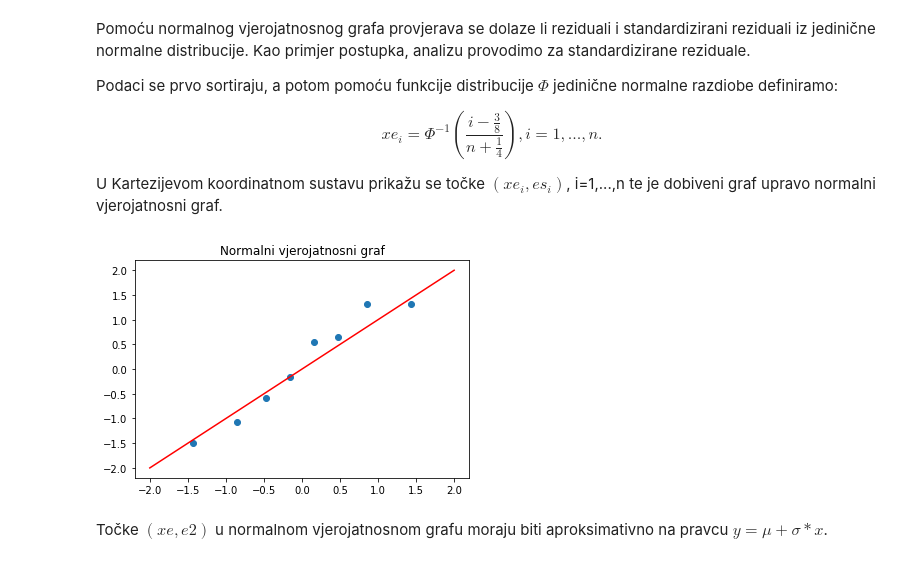
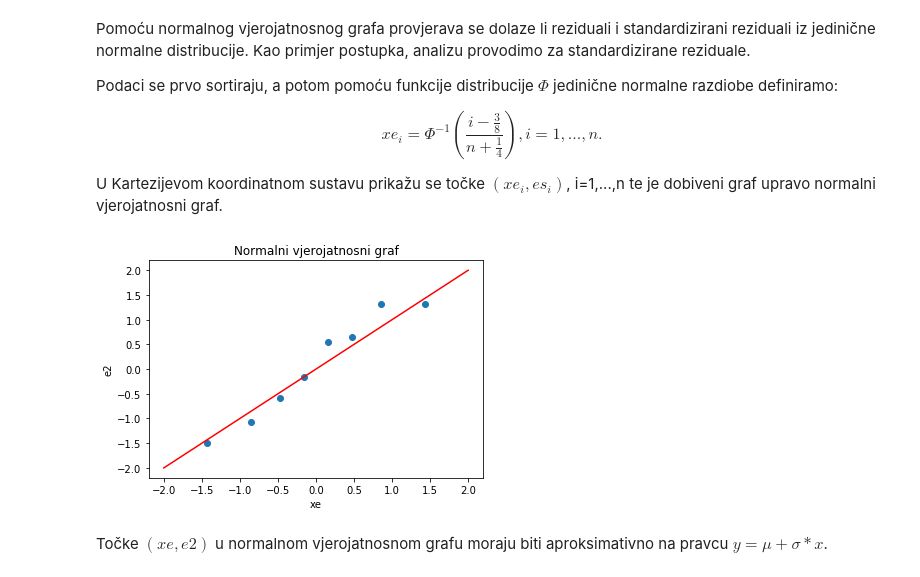
Before and after one commit to pevlaic/Softver, a Jupyter notebook: Petra_MS1.ipynb, the cells around one changed output. Drawn from its saved outputs; the diff is of its cells as text; code cells hidden in the pictures.

```diff
--- a/Petra_MS1.ipynb
+++ b/Petra_MS1.ipynb
@@ -40,8 +39,8 @@ Podaci o mjerenjima dobiveni su iz *DEVORE, JAY L., Probability and Statistics f
 U daljnjem razmatranju termičku vodljivost označavat ćemo s x, a lamelarnu gustoću s y.
 Prikažimo dobivene podatke grafički.
 # %%
-x=[240,410,460,490,520,590,745,8300]
-y=[12.0,14.7,14.7,15.2,15.2,15.6,16.0,18.1]
+x=np.array([240,410,460,490,520,590,745,8300])
+y=np.array([12.0,14.7,14.7,15.2,15.2,15.6,16.0,18.1])
 
 import matplotlib.pyplot as plt
 plt.scatter(x,y,facecolors='none',edgecolors='b')
@@ -53,9 +52,7 @@ plt.show()
 # %% [markdown]
 Iz grafa ne uočavamo postojanje linearne zavisnosti, stoga je potrebna daljnja transformacija podataka. Definiraju se novi podaci: $$x_{1}=\frac{1}{x}$$.
 # %%
-x1=[]
-for i in range(len(x)):
-                x1.append(1/x[i])
+x1=1/x
 plt.scatter(x1,y,facecolors='none',edgecolors='r')
 plt.xlim(-0.0001,0.005)
 plt.xlabel('termička vodljivost')
@@ -124,19 +118,17 @@ Koeficijentom determinacije se ispituje reprezentativnost dobivenog modela.
 SSE opisuje rasipanje izlaznih podataka oko procijenjene regresijske funkcije.
 Syy opisuje rasipanje izlaznih podataka oko njihove sredine.
 # %%
-rez=[]
+rez=np.array([])
 
-transf= lambda arg1: Theta[1]+Theta[0]*arg1;
+transf= lambda arg1: Theta[0]+Theta[1]*arg1;
 
-for i in range(n):
-    rez.append(float((y[i]-transf(x1[i]))**2))
+rez=((y-transf(x1))**2)
 
 SSE=sum(rez)
 
-asy=mean(y)
+asy=np.mean(y)
 
-Syy=0
-for i in range(n): Syy+=float(y[i]-asy)**2
+Syy=sum((y-asy)**2)
 
 R2=1-SSE/Syy
 R2
@@ -163,27 +155,26 @@ gdje je $H=X(X^{T}X)^{-1}X^{T}=[h_{i j}],$ odnosno njihove realizacije $e_{i}^{s
 
 Za dovoljno veliki n i dovoljno male $h_{i i}$, standardizirani reziduali aproksimativno čine uzorak iz *N(0,1)* razdiobe.
 # %%
-e=[]
-for i in range(n): e.append(float(y[i]-transf(x1[i])))
+e=np.array([])
+e=y-transf(x1)
 
-es=[]
+es=np.array([])
 
 H=np.zeros((n,n))
-H=inv(np.dot(np.transpose(X),X))
-H=np.dot(X,H)
-H=np.dot(H,np.transpose(X))
-h=diag(H)
+H=X @ la.inv(X.T @ X) @ X.T
+
+h=np.diag(H)
 
 #ovo pribaci gore
 k=1
 sigmakap=SSE/(n-k-1)
+j=np.ones(n)
 
-for i in range(n): es.append(float(e[i]/(sqrt(sigmakap*(1-h[i])))))
+es=e/np.sqrt(sigmakap*(j-h))
 
 plt.subplot(1,2,1)
 plt.scatter(y,e,color='green')
 plt.title('Graf reziduala')
-#plt.show()
 
 plt.subplot(1,2,2)
 plt.scatter(y,es,color='red')
@@ -214,19 +199,21 @@ U Kartezijevom koordinatnom sustavu prikažu se točke $(xe_{i},es_{i} )$, i=1,.
 # %%
 from scipy import stats
 from scipy.stats import norm
 
-e2=sort(es)
-xe=[]
+e2=np.sort(es)
+xe=np.zeros(n)
 def nmg(x): return  norm.ppf((x-3/8)/(n+1/4), loc=0, scale=1)
 
-for i in range(1,9): xe.append(float(nmg(i)))
+for i in range(1,9): xe[i-1]=nmg(i)
 
 plt.plot([-2,2],[-2,2],color='red')
 plt.scatter(xe,e2)
 plt.title('Normalni vjerojatnosni graf')
+plt.xlabel('xe')
+plt.ylabel('e2')
 plt.show()
 # %% [output]
-[figure, old version]
+[figure, new version]
 # %% [markdown]
 Točke $(xe,e2)$ u normalnom vjerojatnosnom grafu moraju biti aproksimativno na pravcu $y=\mu +\sigma*x$.
 # %% [markdown]
```
Also changed, not shown: parts of 12 cells of this notebook.
